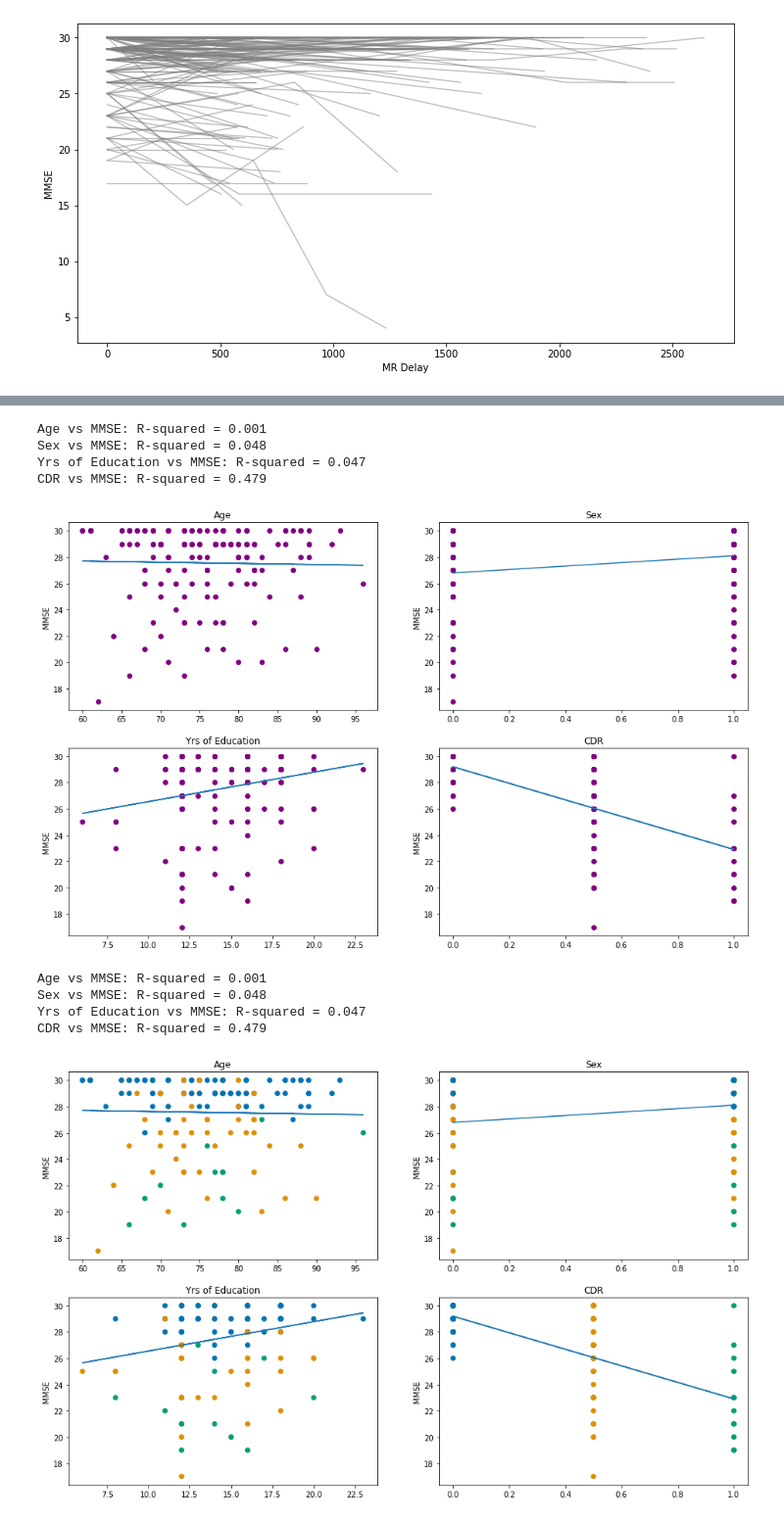
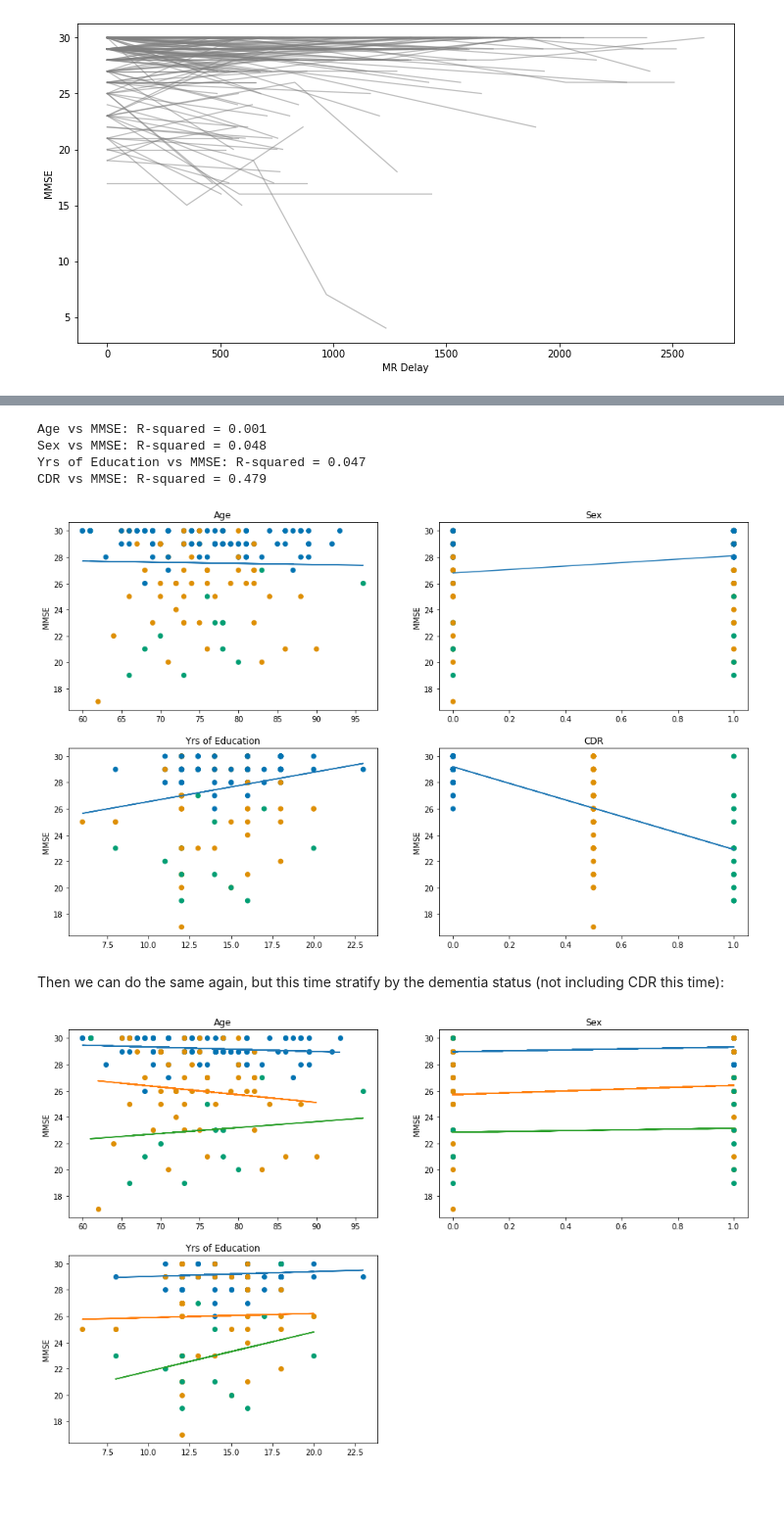
Before and after one commit to DEMON-Network/markdown-workshop, a Jupyter notebook: _sources/Reproducible_Reporting.ipynb, the cells around one changed output, grey strips where cells are left out. Shown at 98% size. Drawn from its saved outputs; the diff is of its cells as text; code cells hidden in the pictures; blank space fills up the shorter version.

```diff
--- a/_sources/Reproducible_Reporting.ipynb
+++ b/_sources/Reproducible_Reporting.ipynb
@@ -71,0 +87,3 @@ Name: Status, dtype: int64
+# %%
+# There are no records for "Severe Dementia", so we can tidy things up by removing this unused category
+df["Status"] = df["Status"].cat.remove_unused_categories()
@@ -174,7 +215,7 @@ fig, axes = plt.subplots(2, 2, figsize=(12,8))
 axes = axes.flatten()
 
 for i, x_col in enumerate(["Age", "EDUC", "MMSE"]):
-  sns.histplot(data=df, x="Age", ax=axes[i])
+  sns.histplot(data=df, x=x_col, ax=axes[i])
 
 fig.delaxes(axes[-1])
 # %% [output]
@@ -236,54 +295,60 @@ for group, indiv_data in df.groupby(["Subject ID"]):
 # %%
+# Select the columns to iterate over
 x_cols = ["Age", "Sex", "EDUC", "CDR"]
+# Choose nicer names to display for each column
 x_labels = ["Age", "Sex", "Yrs of Education", "CDR"]
 
 fig, axes = plt.subplots(2,2, figsize=(16,10))
 
+# Select the dependent variable
 y = df_baseline["MMSE"].values
-
+# Loop over the columns to fit each regression
 for x_col, label, ax in zip(x_cols, x_labels, axes.flatten()):
+    # Select x data
     x = df_baseline[x_col].values
+    # Create the model
     model = sm.OLS(
         y, sm.add_constant(x)
     )
+    # Fit the model
     res = model.fit()
-
+    # Add a plot with regression line
     ax.plot(x, res.predict())
-    ax.scatter(x, y, c="Purple")
+    # and the raw data
+    ax.scatter(x, y, c=[status_colours[i] for i in df_baseline["Status"]])
     ax.set_title(label)
     ax.set_ylabel("MMSE")
-
+    # Print the R^2
     print(f"{label} vs MMSE: R-squared = {res.rsquared:.3f}")
 # %% [output]
 Age vs MMSE: R-squared = 0.001
 Sex vs MMSE: R-squared = 0.048
 Yrs of Education vs MMSE: R-squared = 0.047
 CDR vs MMSE: R-squared = 0.479
-[figure, old version]
+[figure, new version]
+# %% [markdown]
+Then we can do the same again, but this time stratify by the dementia status (not including CDR this time):
 # %%
-x_cols = ["Age", "Sex", "EDUC", "CDR"]
-x_labels = ["Age", "Sex", "Yrs of Education", "CDR"]
+x_cols = ["Age", "Sex", "EDUC"]
+x_labels = ["Age", "Sex", "Yrs of Education"]
 
 fig, axes = plt.subplots(2,2, figsize=(16,10))
+axes = axes.flatten()
 
-y = df_baseline["MMSE"].values
+for x_col, label, ax in zip(x_cols, x_labels, axes):
+    for name, group_data in df_baseline.groupby("Status", observed=True):
+        y = group_data["MMSE"]
+        x = group_data[x_col]
+        model = sm.OLS(
+            y, sm.add_constant(x)
+        )
+        res = model.fit()
 
-for x_col, label, ax in zip(x_cols, x_labels, axes.flatten()):
-    x = df_baseline[x_col].values
-    model = sm.OLS(
-        y, sm.add_constant(x)
-    )
-    res = model.fit()
-
-    ax.plot(x, res.predict())
-    ax.scatter(x, y, c=[status_colours[i] for i in df_baseline["Status"]])
+        ax.plot(x, res.predict())
+        ax.scatter(x, y, color=status_colours[name])
     ax.set_title(label)
     ax.set_ylabel("MMSE")
-
-    print(f"{label} vs MMSE: R-squared = {res.rsquared:.3f}")
+# Delete the extra axis (as we only plot 3 columns)
+fig.delaxes(axes[-1])
 # %% [output]
-Age vs MMSE: R-squared = 0.001
-Sex vs MMSE: R-squared = 0.048
-Yrs of Education vs MMSE: R-squared = 0.047
-CDR vs MMSE: R-squared = 0.479
-[figure, old version]
+[figure, new version]
```
Also changed, not shown: parts of 42 cells of this notebook, 27 other files.
